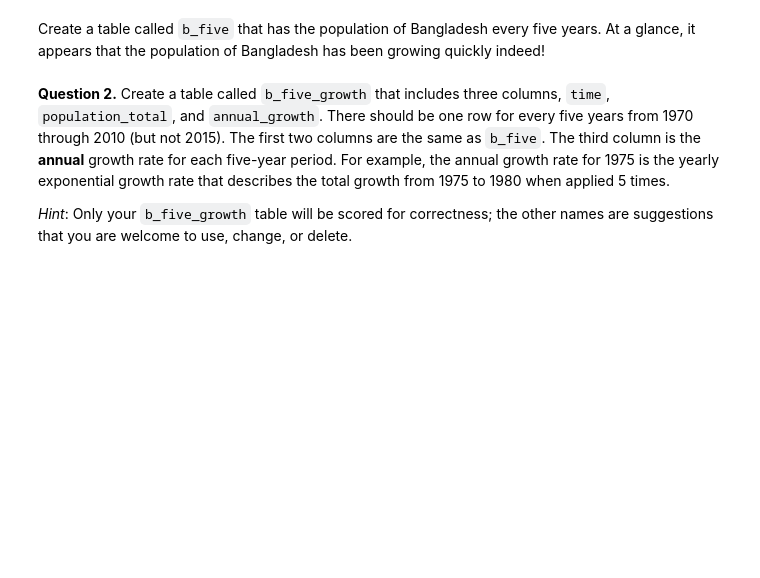
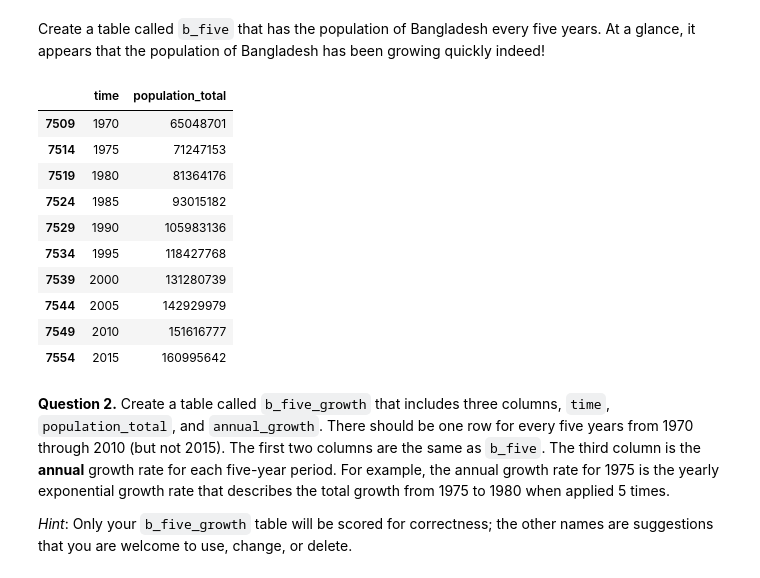
Before and after one commit to pedroalmada/Oxford_DataScience_Course, a Jupyter notebook: Assignments/Second-Assignment.ipynb, the cells around one changed output. Cells and saved outputs as stored; diff of their text form; code cells hidden in the pictures; blank space fills up the shorter version.

```diff
--- a/Assignments/Second-Assignment.ipynb
+++ b/Assignments/Second-Assignment.ipynb
@@ -54,0 +57,14 @@ b_pop
+# %%
+# Step 1: Filter for Bangladesh using its 3-letter code 'BGD'
+#I made the mistake of assuming the three-letter coded were in uppercase, and overlookeds the display of the three firest collums above. I then oppened the csv and realized the mistake.
+b_pop = population[population['geo'] == 'bgd']
+
+# Step 2: filtering the rows where 'time' is between 1970 and 2015
+b_pop = b_pop[(b_pop['time'] >= 1970) & (b_pop['time'] <= 2015)]
+
+# Step 3: Keeping only the 'time' and 'population_total' columns
+#Use double brackets [['time', 'population_total']] to keep those columns.
+b_pop = b_pop[['time', 'population_total']]
+
+# At the end finally Display the first few rows to confirm all ius good
+b_pop.head()
@@ -58,6 +81,23 @@ Create a table called `b_five` that has the population of Bangladesh every five
 fives = np.arange(1970, 2016, 5) # 1970, 1975, 1980, ...
 b_five = ...
 b_five
+# %%
+fives = np.arange(1970, 2016, 5)  # 1970, 1975, 1980, ..., 2015 #This is to generate the years every 5 years using np.arrange (creates an array from 1970 to 2015 in steps of 5)
+b_five = b_pop[b_pop['time'].isin(fives)] #filtering b_pop to include only rows where 'time' is in the 'fives' array
+# I'm using the .isin() method to check if 'time' matches any value in 'fives'
+b_five
+# %% [output]
+|  | time | population_total |
+| 7509 | 1970 | 65048701 |
+| 7514 | 1975 | 71247153 |
+| 7519 | 1980 | 81364176 |
+| 7524 | 1985 | 93015182 |
+| 7529 | 1990 | 105983136 |
+| 7534 | 1995 | 118427768 |
+| 7539 | 2000 | 131280739 |
+| 7544 | 2005 | 142929979 |
+| 7549 | 2010 | 151616777 |
+| 7554 | 2015 | 160995642 |
 # %% [markdown]
 **Question 2.** Create a table called `b_five_growth` that includes three columns, `time`, `population_total`, and `annual_growth`. There should be one row for every five years from 1970 through 2010 (but not 2015). The first two columns are the same as `b_five`. The third column is the **annual** growth rate for each five-year period. For example, the annual growth rate for 1975 is the yearly exponential growth rate that describes the total growth from 1975 to 1980 when applied 5 times.
 
```
Also changed, not shown: parts of 4 cells of this notebook, 1 other file.
